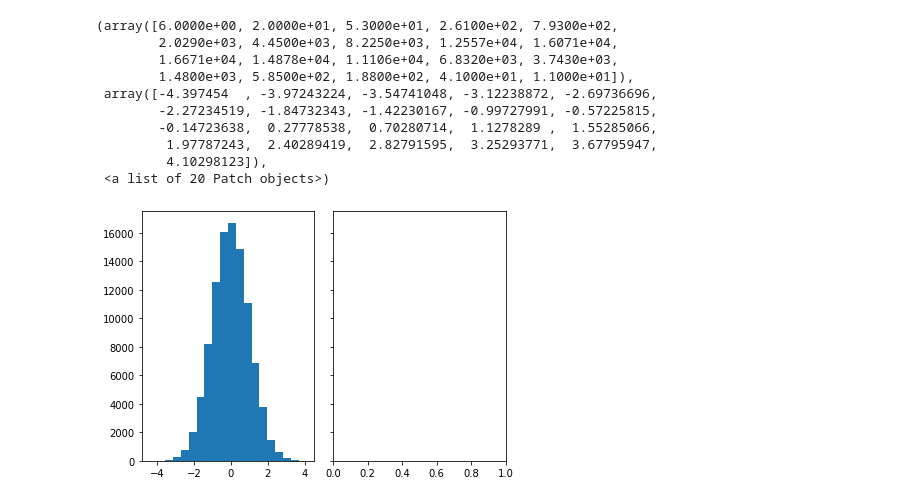
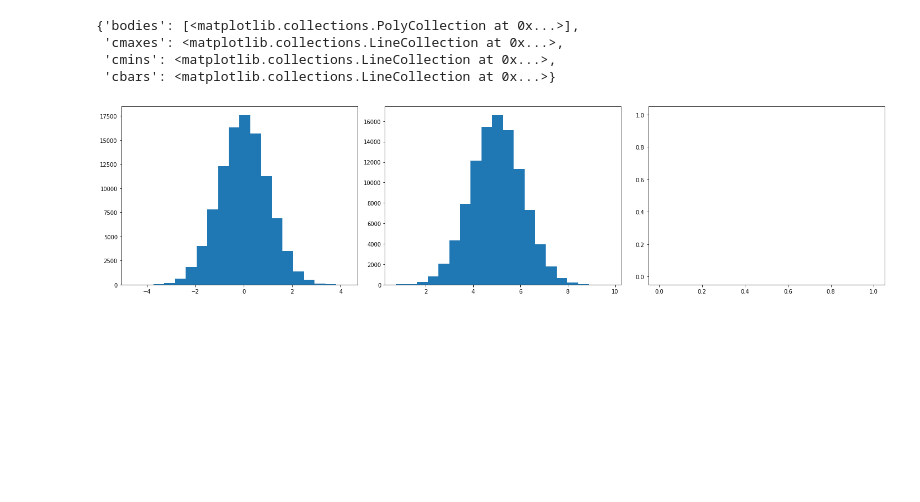
Before and after one commit to osofariu/titanic, a Jupyter notebook: experiment.ipynb, the cells around one changed output. Saved outputs shown, nothing was run; the diff lists cells and outputs as text; code cells hidden in the pictures; blank space fills up the shorter version.

Commit message:
violin plots, because I had to

```diff
--- a/experiment.ipynb
+++ b/experiment.ipynb
@@ -1,47 +1,25 @@
 # %%
 import pandas as pd
 import numpy as np
 import matplotlib.pyplot as plt
 
 N_points = 100000
 n_bins = 20
 
 # Generate a normal distribution, center at x=0 and y=5
 x = np.random.randn(N_points)
 y = .4 * x + np.random.randn(100000) + 5
 
-fig, axs = plt.subplots(1, 2, sharey=True, tight_layout=True)
+x[10] = float('NaN')
+fig, axs = plt.subplots(1, 3, sharey=False, tight_layout=True, figsize=(20,5))
 
 # We can set the number of bins with the `bins` kwarg
 axs[0].hist(x, bins=n_bins)
 axs[1].hist(y, bins=n_bins)
-
-
-#
-# data = pd.DataFrame(data = [[1, 'male', 0, 50.30, 30],
-#                      [2, 'male', 1, 234.1, 29],
-#                      [3, 'female', 1, 40.5, 28],
-#                      [4, 'female', 0, 10.4, 12],
-#                      [5, 'male', 1, 25.3, 23],
-#                      [6, 'female', 1, 35.20, 19],
-#                      [7, 'male', 0, 120.4, 38]],
-#              columns = ['id', 'sex', 'survived', 'fare', 'age'])
-#
-#
-#
-# import matplotlib.pyplot as plt
-#
-# plt.hist(data[data['survived'] == 1]['fare'], data[data['survived'] == 0]['fare'],
-#          stacked=True, bin=50)
+axs[2].violinplot(dataset=x)
 # %% [output]
-(array([6.0000e+00, 2.0000e+01, 5.3000e+01, 2.6100e+02, 7.9300e+02,
-        2.0290e+03, 4.4500e+03, 8.2250e+03, 1.2557e+04, 1.6071e+04,
-        1.6671e+04, 1.4878e+04, 1.1106e+04, 6.8320e+03, 3.7430e+03,
-        1.4800e+03, 5.8500e+02, 1.8800e+02, 4.1000e+01, 1.1000e+01]),
- array([-4.397454  , -3.97243224, -3.54741048, -3.12238872, -2.69736696,
-        -2.27234519, -1.84732343, -1.42230167, -0.99727991, -0.57225815,
-        -0.14723638,  0.27778538,  0.70280714,  1.1278289 ,  1.55285066,
-         1.97787243,  2.40289419,  2.82791595,  3.25293771,  3.67795947,
-         4.10298123]),
- <a list of 20 Patch objects>)
+{'bodies': [<matplotlib.collections.PolyCollection at 0x...>],
+ 'cmaxes': <matplotlib.collections.LineCollection at 0x...>,
+ 'cmins': <matplotlib.collections.LineCollection at 0x...>,
+ 'cbars': <matplotlib.collections.LineCollection at 0x...>}
-[figure, old version]
+[figure, new version]
```
Also changed, not shown: 1 other file.
